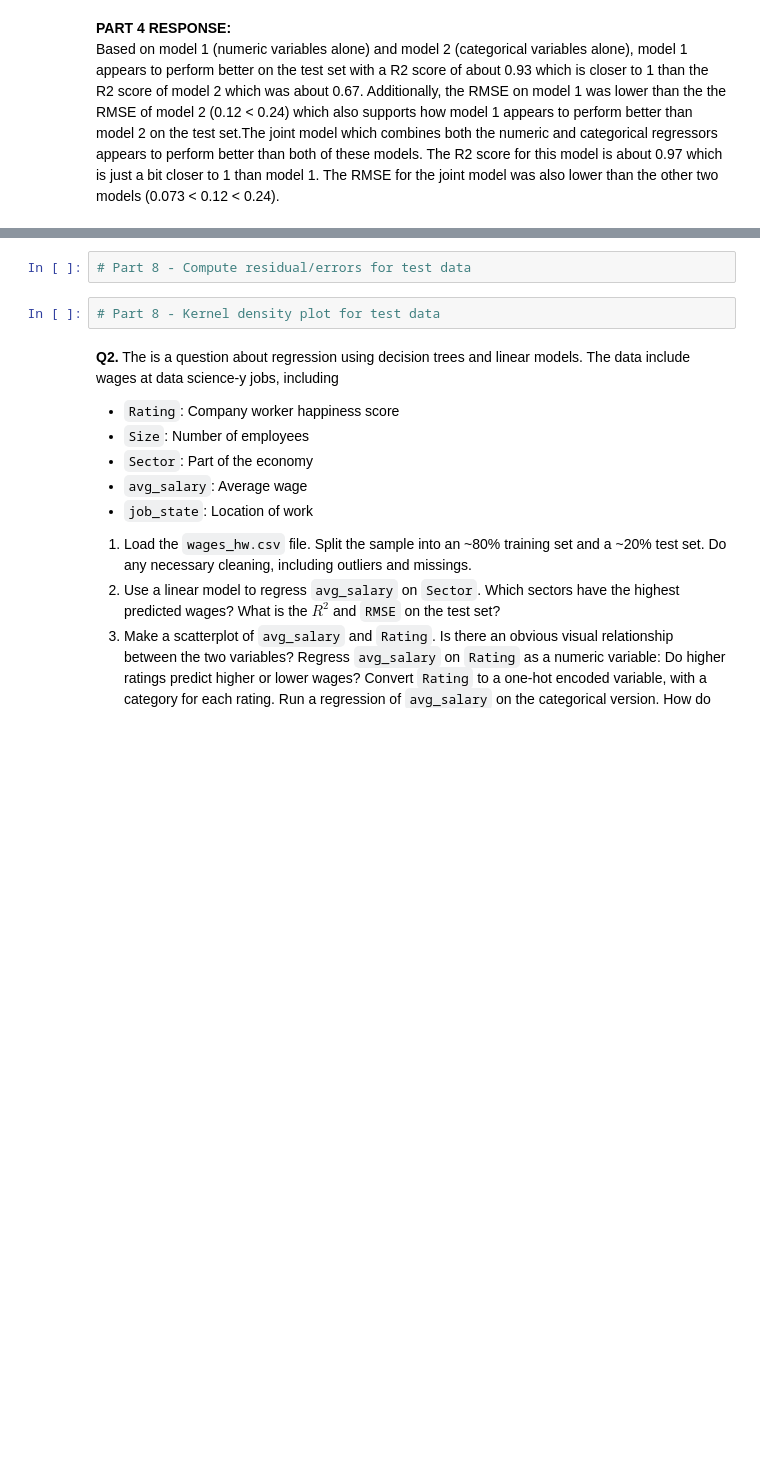
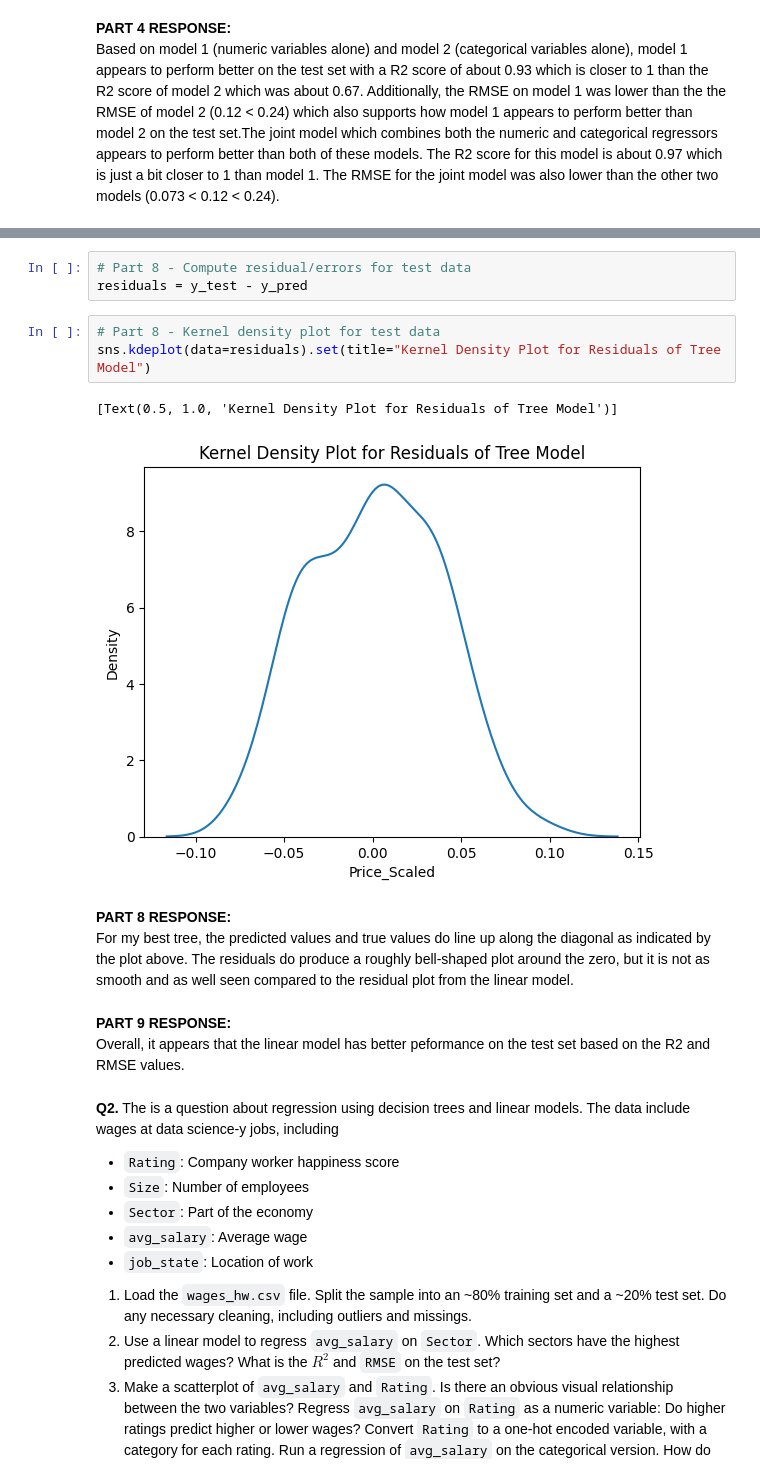
Before and after one commit to chrryyy/assignment4, a Jupyter notebook: assignment4.ipynb, the cells around one changed output, grey strips where cells are left out. Drawn from its saved outputs; the diff is of its cells as text; blank space fills up the shorter version.

```diff
--- a/assignment4.ipynb
+++ b/assignment4.ipynb
@@ -239,7 +360,18 @@ Based on model 1 (numeric variables alone) and model 2 (categorical variables al
 # %%
 # Part 8 - Compute residual/errors for test data
+residuals = y_test - y_pred
 # %%
 # Part 8 - Kernel density plot for test data
+sns.kdeplot(data=residuals).set(title="Kernel Density Plot for Residuals of Tree Model")
+# %% [output]
+[Text(0.5, 1.0, 'Kernel Density Plot for Residuals of Tree Model')]
+[figure, added]
+# %% [markdown]
+**PART 8 RESPONSE:**\
+For my best tree, the predicted values and true values do line up along the diagonal as indicated by the plot above. The residuals do produce a roughly bell-shaped plot around the zero, but it is not as smooth and as well seen compared to the residual plot from the linear model.
+# %% [markdown]
+**PART 9 RESPONSE:**\
+Overall, it appears that the linear model has better peformance on the test set based on the R2 and RMSE values.
 # %% [markdown]
 **Q2.** The is a question about regression using decision trees and linear models. The data include wages at data science-y jobs, including
 
```
Also changed, not shown: parts of 18 cells of this notebook.
